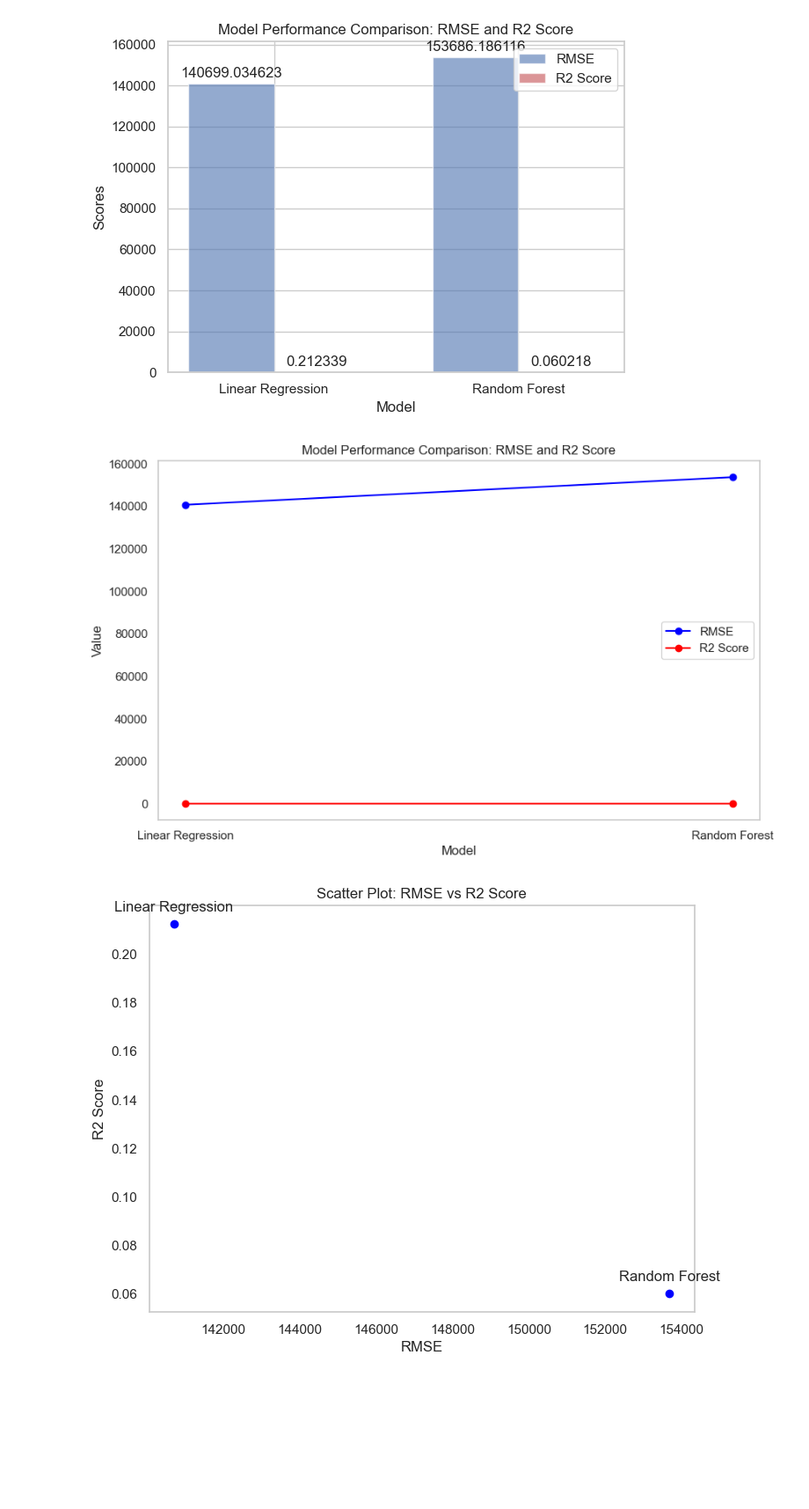
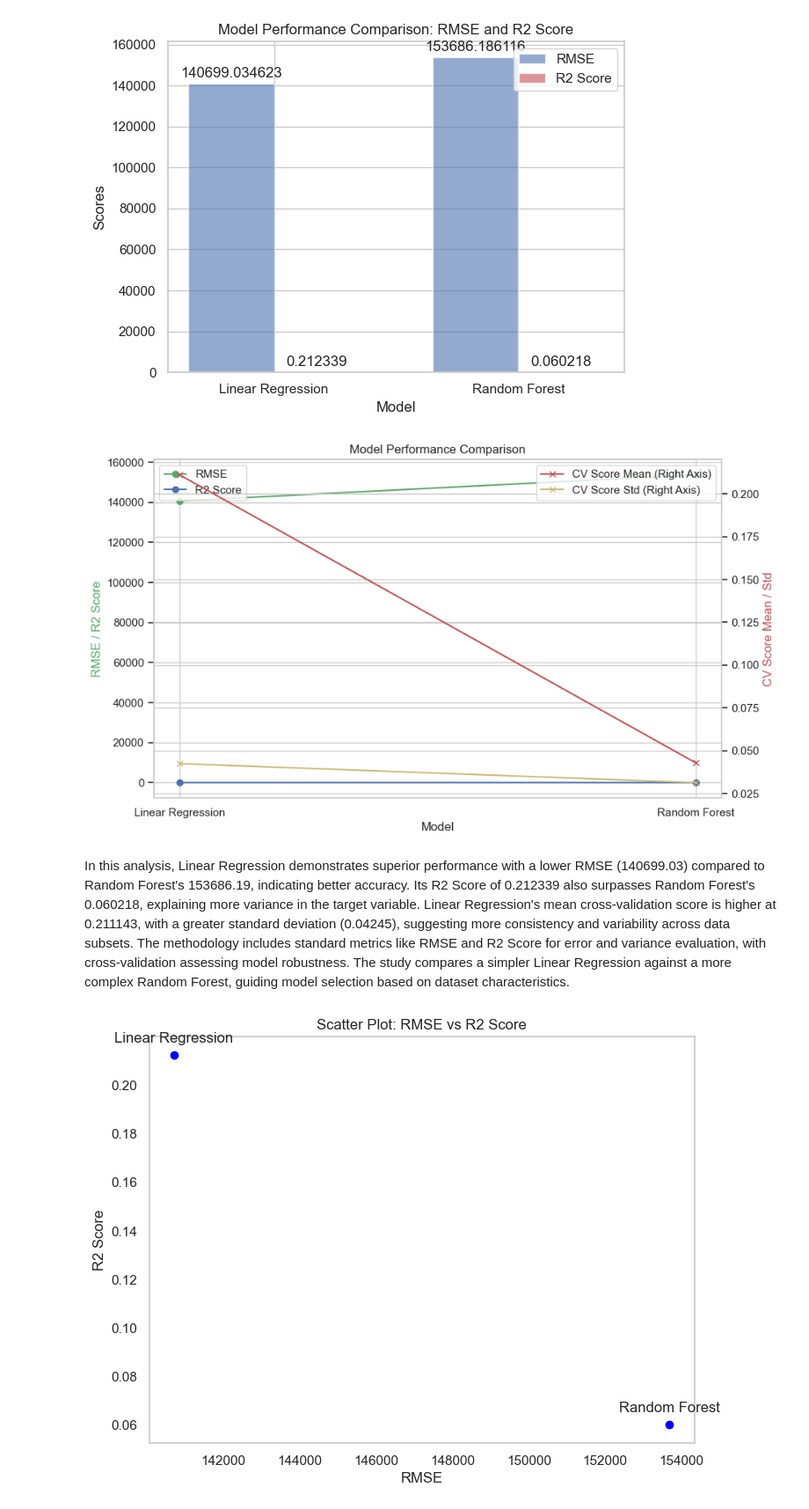
Before and after one commit to sba23022/sba23022, a Jupyter notebook: CA2_TransportFlowForecast_Analysis-Copy1-checkpoint.ipynb, the cells around one changed output. Shown at 88% size. Cells and saved outputs as stored; diff of their text form; code cells hidden in the pictures; blank space fills up the shorter version.

```diff
--- a/CA2_TransportFlowForecast_Analysis-Copy1-checkpoint.ipynb
+++ b/CA2_TransportFlowForecast_Analysis-Copy1-checkpoint.ipynb
@@ -2369,29 +2369,50 @@ plt.tight_layout()
 plt.show()
 # %% [output]
 [figure]
-# %%
-import matplotlib.pyplot as plt
-
-# Data for plotting
-models = ['Linear Regression', 'Random Forest']
-rmse_values = [140699.034623, 153686.186116]
-r2_scores = [0.212339, 0.060218]
-
-# Create line plots
-plt.figure(figsize=(10, 6))
-
-plt.plot(models, rmse_values, marker='o', label='RMSE', linestyle='-', color='blue')
-plt.plot(models, r2_scores, marker='o', label='R2 Score', linestyle='-', color='red')
-
-plt.xlabel('Model')
-plt.ylabel('Value')
-plt.title('Model Performance Comparison: RMSE and R2 Score')
-plt.legend()
-plt.grid()
-
-plt.show()
-# %% [output]
-[figure, removed]
+# %%
+import matplotlib.pyplot as plt
+import pandas as pd
+
+# Data for plotting
+model_performance = {
+    "Model": ["Linear Regression", "Random Forest"],
+    "RMSE": [140699.034623, 153686.186116],
+    "R2 Score": [0.212339, 0.060218],
+    "CV Score Mean": [0.211143, 0.042972],
+    "CV Score Std": [0.04245, 0.03136]
+}
+
+performance_df = pd.DataFrame(model_performance)
+
+# Plotting
+fig, ax1 = plt.subplots(figsize=(10, 6))
+
+# Twin axis for standard deviation
+ax2 = ax1.twinx()
+
+# RMSE and R2 Score
+ax1.plot(performance_df['Model'], performance_df['RMSE'], color='g', marker='o', label='RMSE')
+ax1.plot(performance_df['Model'], performance_df['R2 Score'], color='b', marker='o', label='R2 Score')
+
+# Cross-Validation Score Mean and Std
+ax2.plot(performance_df['Model'], performance_df['CV Score Mean'], color='r', marker='x', label='CV Score Mean (Right Axis)')
+ax2.plot(performance_df['Model'], performance_df['CV Score Std'], color='y', marker='x', label='CV Score Std (Right Axis)')
+
+# Labels and Titles
+ax1.set_xlabel('Model')
+ax1.set_ylabel('RMSE / R2 Score', color='g')
+ax2.set_ylabel('CV Score Mean / Std', color='r')
+ax1.set_title('Model Performance Comparison')
+
+# Legends
+ax1.legend(loc='upper left')
+ax2.legend(loc='upper right')
+
+plt.show()
+# %% [output]
+[figure, added]
+# %% [markdown]
+In this analysis, Linear Regression demonstrates superior performance with a lower RMSE (140699.03) compared to Random Forest's 153686.19, indicating better accuracy. Its R2 Score of 0.212339 also surpasses Random Forest's 0.060218, explaining more variance in the target variable. Linear Regression's mean cross-validation score is higher at 0.211143, with a greater standard deviation (0.04245), suggesting more consistency and variability across data subsets. The methodology includes standard metrics like RMSE and R2 Score for error and variance evaluation, with cross-validation assessing model robustness. The study compares a simpler Linear Regression against a more complex Random Forest, guiding model selection based on dataset characteristics.
 # %%
 import matplotlib.pyplot as plt
 
```
Also changed, not shown: parts of 22 cells of this notebook.
